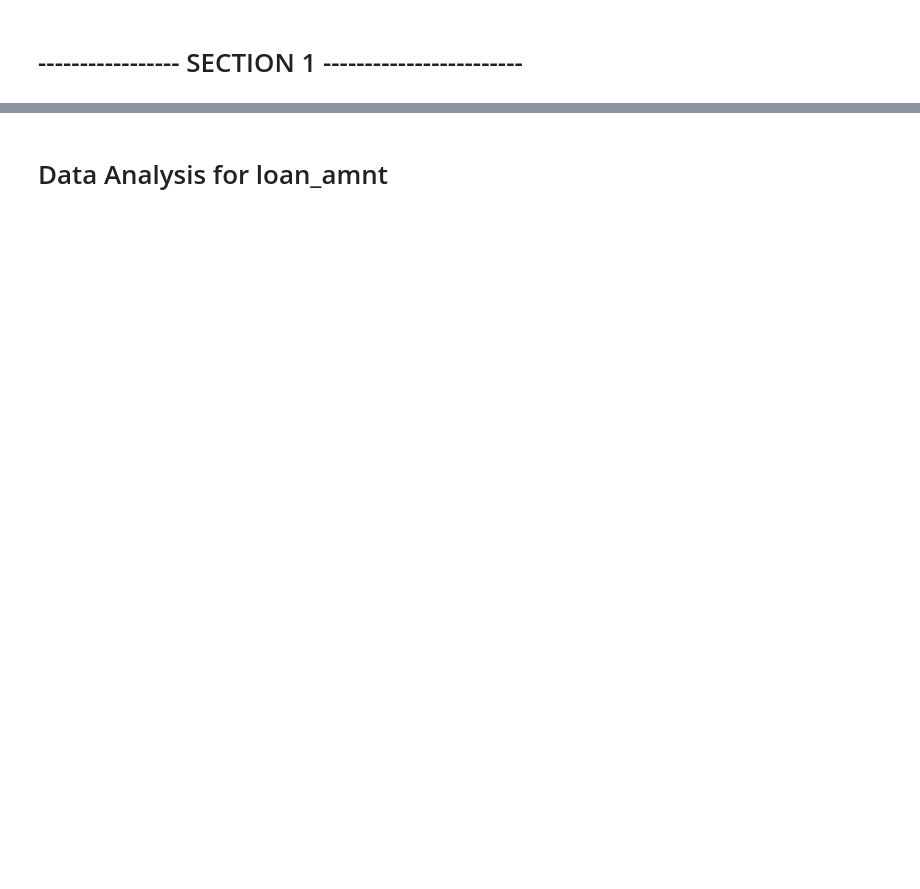
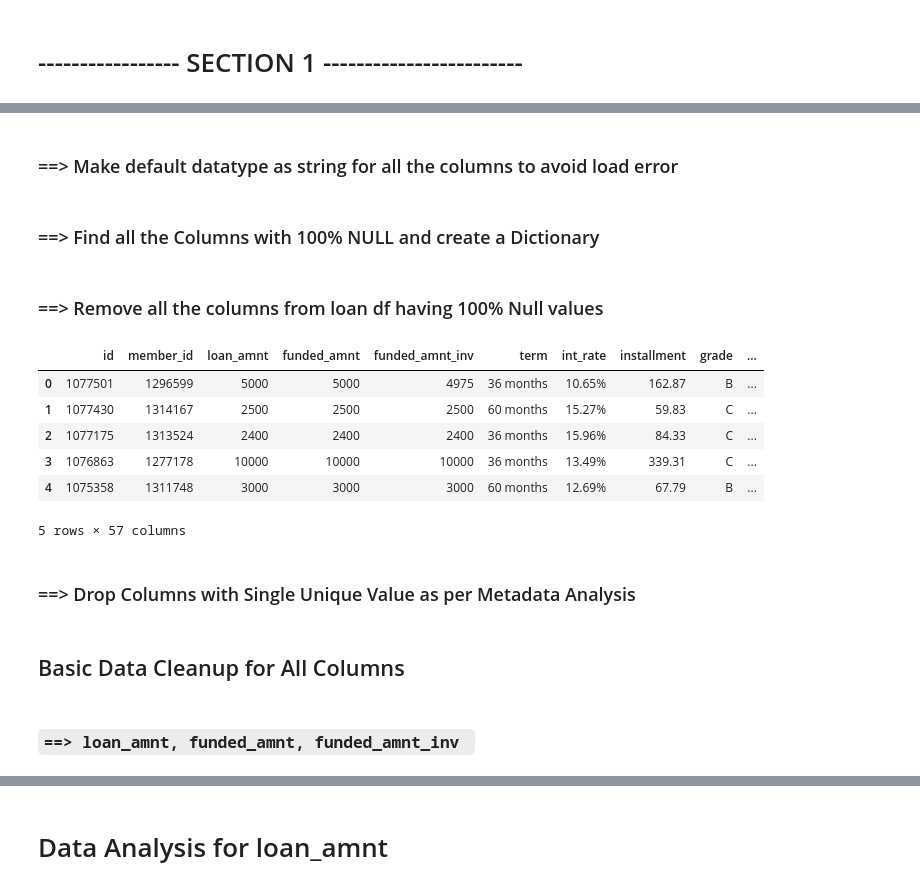
Before and after one commit to amirivija/EDA, a Jupyter notebook: group_assignment.ipynb, the cells around one changed output, grey strips where cells are left out. Drawn from its saved outputs; the diff is of its cells as text; code cells hidden in the pictures; blank space fills up the shorter version.

Commit message:
Basic Loading & Validation_1

````diff
--- a/group_assignment.ipynb
+++ b/group_assignment.ipynb
@@ -86,0 +104,34 @@ lending_club = lending_club.loc[lending_club['loan_status'] != 'Current']
+# %%
+lending_club = pd.read_csv('loan.csv')
+# %% [markdown]
+### ==> Make default datatype as string for all the columns to avoid load error
+# %%
+lending_club['TempdataType'] = "str"
+customDataType = dict(zip(lending_club.columns,lending_club.TempdataType)) #Create Custom Datatype to avoid "low_memory" Error
+lending_club = pd.read_csv('loan.csv',dtype=customDataType) #Reload
+# %% [markdown]
+### ==> Find all the Columns with 100% NULL and create a Dictionary
+# %%
+#Get Null% in each Column of loan dataframe
+nullColumns = pd.DataFrame(round(100*(lending_club.isnull().sum()/len(lending_club.index)), 2), columns=['null%Column'])
+#Create a Map Between Columns to Null% in DataFrame
+dictColumn2NullPercent = dict(zip(nullColumns.index,nullColumns['null%Column']))
+# %% [markdown]
+### ==> Remove all the columns from loan df having 100% Null values
+# %%
+#np Vectorized Function to Filter Null Columns from the Loan Dataframe
+Func_filterNullCol = np.vectorize(lambda x: True if dictColumn2NullPercent.get(x) < 100 else False)
+Func_filterNullCol(np.array(lending_club.columns))
+#Drop All the Null COlumns
+lending_club = lending_club.loc[:,Func_filterNullCol(np.array(lending_club.columns))]
+lending_club.head()
+# %% [output]
+|  | id | member_id | loan_amnt | funded_amnt | funded_amnt_inv | term | int_rate | installment | grade | ... |
+| 0 | 1077501 | 1296599 | 5000 | 5000 | 4975 | 36 months | 10.65% | 162.87 | B | ... |
+| 1 | 1077430 | 1314167 | 2500 | 2500 | 2500 | 60 months | 15.27% | 59.83 | C | ... |
+| 2 | 1077175 | 1313524 | 2400 | 2400 | 2400 | 36 months | 15.96% | 84.33 | C | ... |
+| 3 | 1076863 | 1277178 | 10000 | 10000 | 10000 | 36 months | 13.49% | 339.31 | C | ... |
+| 4 | 1075358 | 1311748 | 3000 | 3000 | 3000 | 60 months | 12.69% | 67.79 | B | ... |
+5 rows × 57 columns
+# %% [markdown]
+### ==> Drop Columns with Single Unique Value as per Metadata Analysis
@@ -86,0 +142,4 @@ lending_club = lending_club.loc[lending_club['loan_status'] != 'Current']
+# %% [markdown]
+## Basic Data Cleanup for All Columns
+# %% [markdown]
+### ```==> loan_amnt, funded_amnt, funded_amnt_inv ```
````
Also changed, not shown: parts of 14 cells of this notebook.
